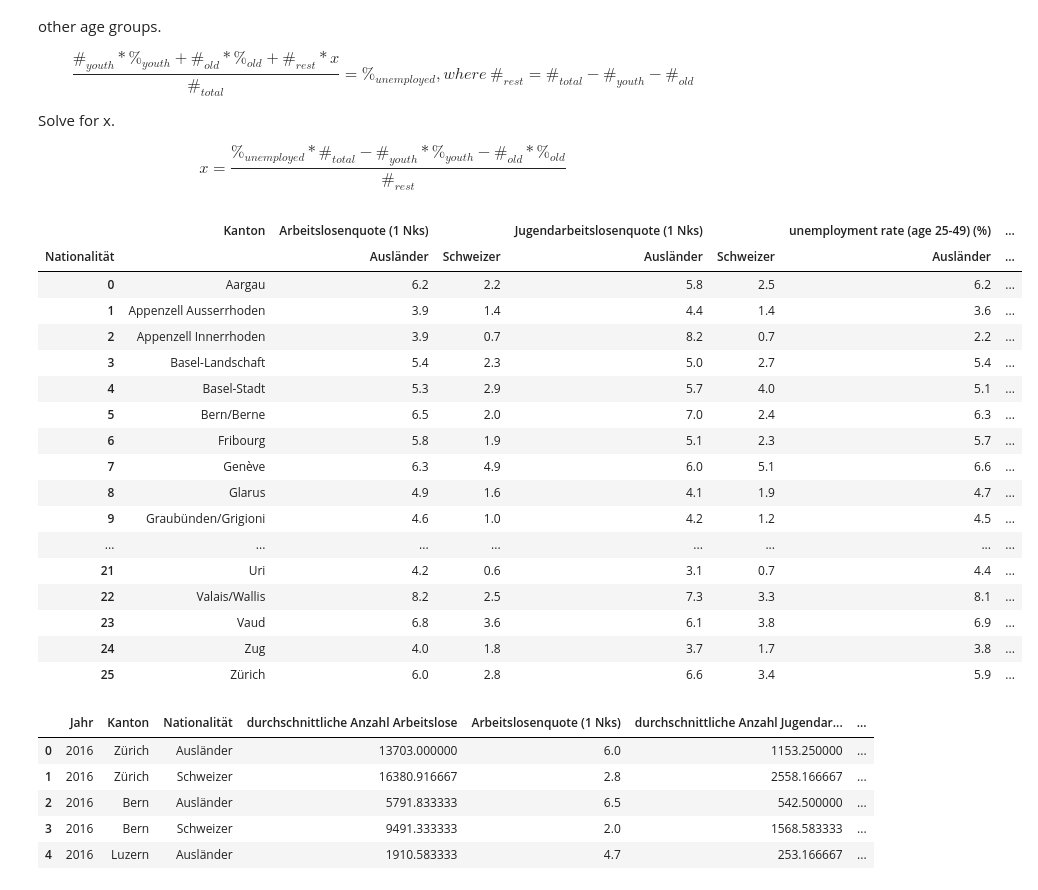
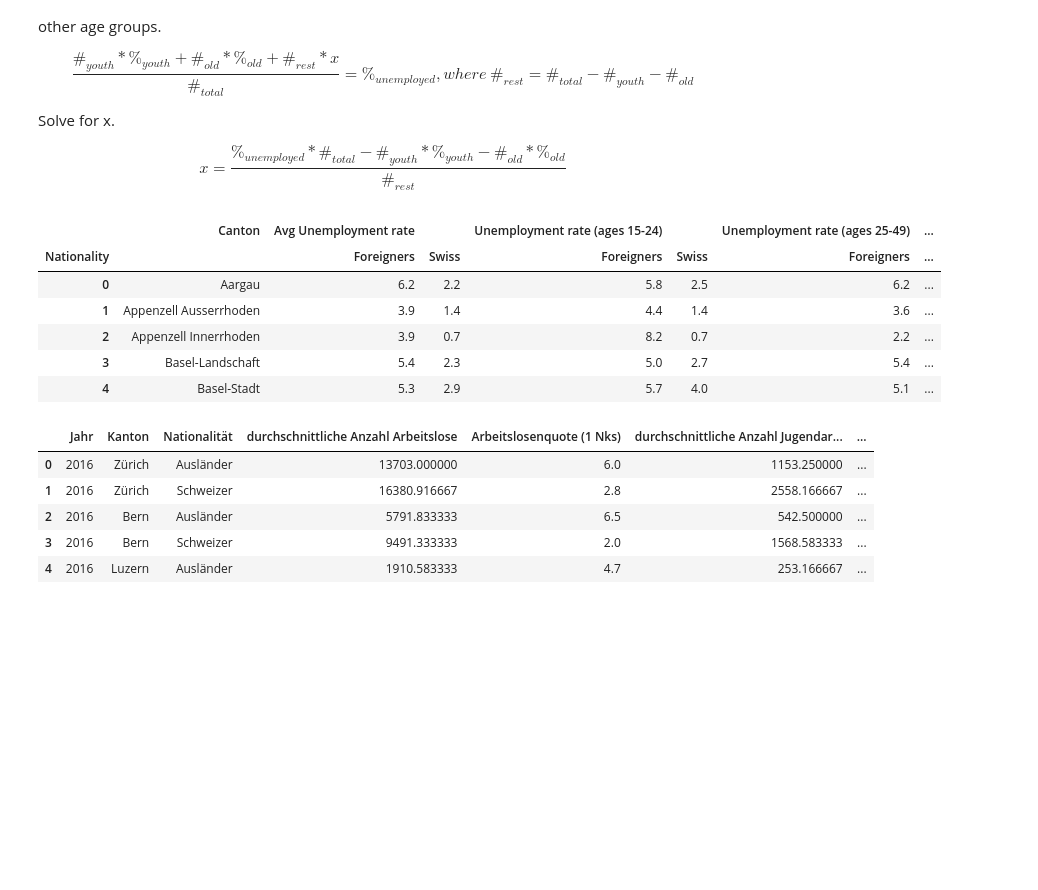
Before and after one commit to roman-bachmann/prayingmantissa, a Jupyter notebook: homework03/notebook.ipynb, the cells around one changed output. Saved outputs shown, nothing was run; the diff lists cells and outputs as text; code cells hidden in the pictures; blank space fills up the shorter version.

```diff
--- a/homework03/notebook.ipynb
+++ b/homework03/notebook.ipynb
@@ -424,44 +424,38 @@ Solve for x.
 $$ x = \frac{\%_{unemployed} * \#_{total} - \#_{youth} * \%_{youth} - \#_{old} * \%_{old}}{\#_{rest}} $$
 # %%
 amstat_nat = pd.read_excel(DATA + 'amstat_nationality.xlsx', header=2)
+rename_amstat_cantons_to_topojson(amstat_nat)
+amstat_nat['Nationalität'] = amstat_nat['Nationalität'].replace({'Ausländer': 'Foreigners', 'Schweizer': 'Swiss'})
 
 # Make this pretty, separate cell maybe...
 a1 = amstat_nat['Arbeitslosenquote (1 Nks)'] * amstat_nat['durchschnittliche Anzahl Arbeitslose']
 a2 = amstat_nat['Jugendarbeitslosenquote (1 Nks)'] * amstat_nat['durchschnittliche Anzahl Jugendarbeitslose']
 a3 = amstat_nat['Arbeitslosenquote 50+ (1 Nks)'] * amstat_nat['durchschnittliche Anzahl Arbeitslose (älter als 50 Jahre)']
 r = amstat_nat['durchschnittliche Anzahl Arbeitslose'] - amstat_nat['durchschnittliche Anzahl Jugendarbeitslose'] - amstat_nat['durchschnittliche Anzahl Arbeitslose (älter als 50 Jahre)']
 
 zz = ((a1 - a2 - a3) / r)
-amstat_nat['unemployment rate (age 25-49) (%)'] = round(zz, 1)
-amstat_nat['avg unemployed (age 25-49)'] = r
+amstat_nat['Unemployment rate (age 25-49) (%)'] = round(zz, 1)
+amstat_nat['Avg unemployed (age 25-49)'] = r
 
-amstat_nat = amstat_nat[['Kanton', 'Nationalität', 'Arbeitslosenquote (1 Nks)', 'Jugendarbeitslosenquote (1 Nks)', 'unemployment rate (age 25-49) (%)', 'Arbeitslosenquote 50+ (1 Nks)']]
+amstat_nat = amstat_nat[['Kanton', 'Nationalität', 'Arbeitslosenquote (1 Nks)', \
+                         'Jugendarbeitslosenquote (1 Nks)', 'Unemployment rate (age 25-49) (%)', \
+                         'Arbeitslosenquote 50+ (1 Nks)']]
+amstat_nat.columns = ['Canton', 'Nationality', 'Avg Unemployment rate', \
+                      'Unemployment rate (ages 15-24)', 'Unemployment rate (ages 25-49)', \
+                      'Unemployment rate (ages 50+)']
 
-rename_amstat_cantons_to_topojson(amstat_nat)
-
-amstat_nat = amstat_nat.pivot(index='Kanton', columns='Nationalität')
+amstat_nat = amstat_nat.pivot(index='Canton', columns='Nationality')
 amstat_nat.reset_index(inplace=True)
-amstat_nat['foreigner_swiss_diff'] = amstat_nat['Arbeitslosenquote (1 Nks)']['Ausländer'] - amstat_nat['Arbeitslosenquote (1 Nks)']['Schweizer']
-amstat_nat
+amstat_nat['Difference Foreigners-Swiss'] = amstat_nat['Avg Unemployment rate']['Foreigners'] - amstat_nat['Avg Unemployment rate']['Swiss']
+amstat_nat.head()
 # %% [output]
-|  | Kanton | Arbeitslosenquote (1 Nks) |  | Jugendarbeitslosenquote (1 Nks) |  | unemployment rate (age 25-49) (%) | ... |
-| Nationalität |  | Ausländer | Schweizer | Ausländer | Schweizer | Ausländer | ... |
+|  | Canton | Avg Unemployment rate |  | Unemployment rate (ages 15-24) |  | Unemployment rate (ages 25-49) | ... |
+| Nationality |  | Foreigners | Swiss | Foreigners | Swiss | Foreigners | ... |
 | 0 | Aargau | 6.2 | 2.2 | 5.8 | 2.5 | 6.2 | ... |
 | 1 | Appenzell Ausserrhoden | 3.9 | 1.4 | 4.4 | 1.4 | 3.6 | ... |
 | 2 | Appenzell Innerrhoden | 3.9 | 0.7 | 8.2 | 0.7 | 2.2 | ... |
 | 3 | Basel-Landschaft | 5.4 | 2.3 | 5.0 | 2.7 | 5.4 | ... |
 | 4 | Basel-Stadt | 5.3 | 2.9 | 5.7 | 4.0 | 5.1 | ... |
-| 5 | Bern/Berne | 6.5 | 2.0 | 7.0 | 2.4 | 6.3 | ... |
-| 6 | Fribourg | 5.8 | 1.9 | 5.1 | 2.3 | 5.7 | ... |
-| 7 | Genève | 6.3 | 4.9 | 6.0 | 5.1 | 6.6 | ... |
-| 8 | Glarus | 4.9 | 1.6 | 4.1 | 1.9 | 4.7 | ... |
-| 9 | Graubünden/Grigioni | 4.6 | 1.0 | 4.2 | 1.2 | 4.5 | ... |
-| ... | ... | ... | ... | ... | ... | ... | ... |
-| 21 | Uri | 4.2 | 0.6 | 3.1 | 0.7 | 4.4 | ... |
-| 22 | Valais/Wallis | 8.2 | 2.5 | 7.3 | 3.3 | 8.1 | ... |
-| 23 | Vaud | 6.8 | 3.6 | 6.1 | 3.8 | 6.9 | ... |
-| 24 | Zug | 4.0 | 1.8 | 3.7 | 1.7 | 3.8 | ... |
-| 25 | Zürich | 6.0 | 2.8 | 6.6 | 3.4 | 5.9 | ... |
 # %%
 nat = pd.read_excel(DATA + 'amstat_nationality.xlsx', header=2).drop('Metriken', axis=1)
 
```
Also changed, not shown: parts of 5 cells of this notebook, 6 other files.
